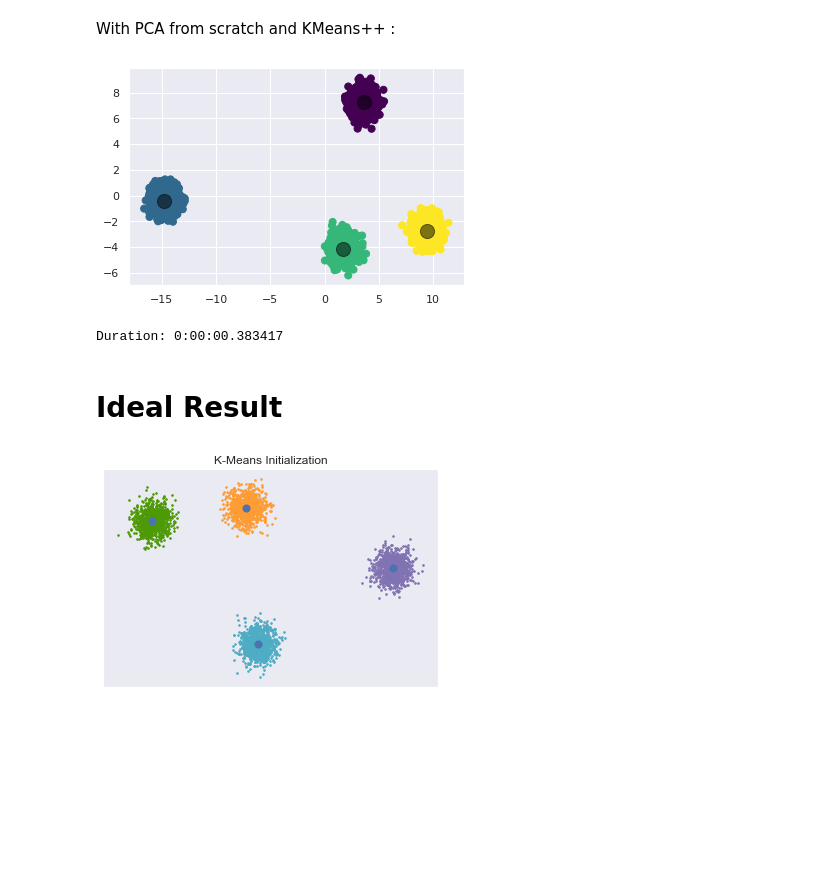
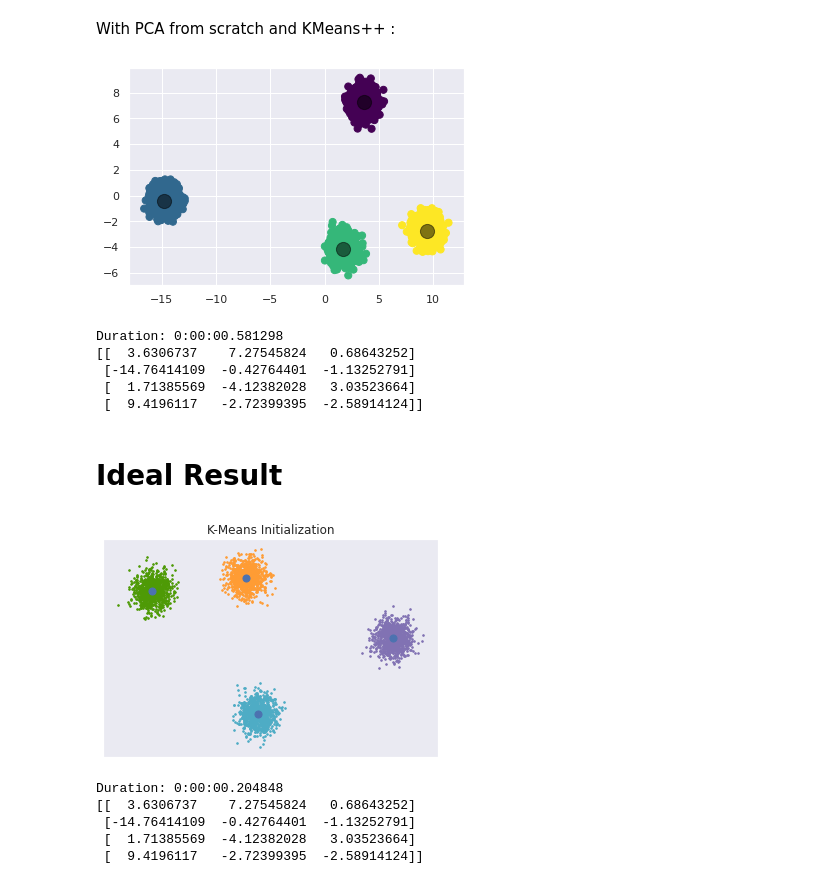
Before and after one commit to KimberleyTaylor/exercises, a Jupyter notebook: M3/d5/00_KMeans_From_Scratch.ipynb, the cells around one changed output. Saved outputs shown, nothing was run; the diff lists cells and outputs as text; code cells hidden in the pictures; blank space fills up the shorter version.

```diff
--- a/M3/d5/00_KMeans_From_Scratch.ipynb
+++ b/M3/d5/00_KMeans_From_Scratch.ipynb
@@ -399,31 +454,49 @@ plt.show()
 
 end_time = datetime.now()
 print('Duration: {}'.format(end_time - start_time))
+
+print(k_means.centroids)
 # %% [output]
 [figure]
-Duration: 0:00:00.383417
+Duration: 0:00:00.581298
+[[  3.6306737    7.27545824   0.68643252]
+ [-14.76414109  -0.42764401  -1.13252791]
+ [  1.71385569  -4.12382028   3.03523664]
+ [  9.4196117   -2.72399395  -2.58914124]]
 # %% [markdown]
 # Ideal Result
 # %%
+start_time = datetime.now()
+
 # Calculate seeds from kmeans
 kmeans = KMeans(n_clusters=4, random_state=0).fit(X)
 
 cluster_data = kmeans.cluster_centers_
 centers_init = kmeans.cluster_centers_
 # Plot init seeds along side sample data
 plt.figure(1)
 colors = ['#4EACC5', '#FF9C34', '#4E9A06', 'm']
 
 for k, col in enumerate(colors):
     cluster_data = y_true == k
     # note that this is a plot only in two dimensions
     plt.scatter(X[cluster_data, 0], X[cluster_data, 1],
                 c=col, marker='.', s=10)
 
 plt.scatter(centers_init[:, 0], centers_init[:, 1], c='b', s=50)
 plt.title("K-Means Initialization")
 plt.xticks([])
 plt.yticks([])
 plt.show()
+
+end_time = datetime.now()
+print('Duration: {}'.format(end_time - start_time))
+
+print(k_means.centroids)
 # %% [output]
-[figure, old version]
+[figure, new version]
+Duration: 0:00:00.204848
+[[  3.6306737    7.27545824   0.68643252]
+ [-14.76414109  -0.42764401  -1.13252791]
+ [  1.71385569  -4.12382028   3.03523664]
+ [  9.4196117   -2.72399395  -2.58914124]]
```
Also changed, not shown: parts of 10 cells of this notebook.
